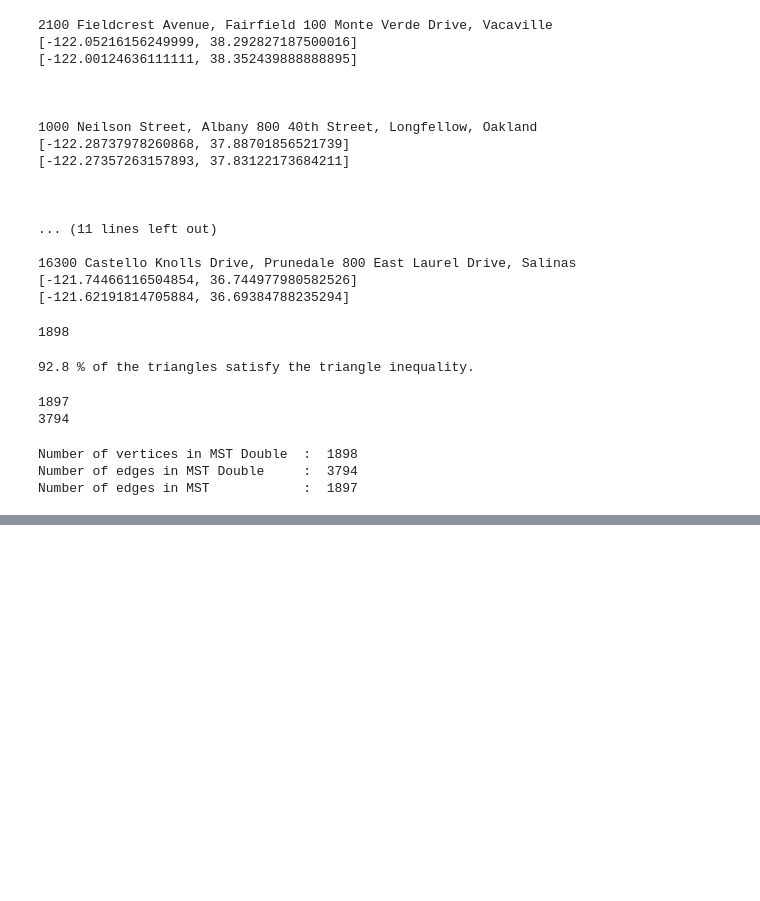
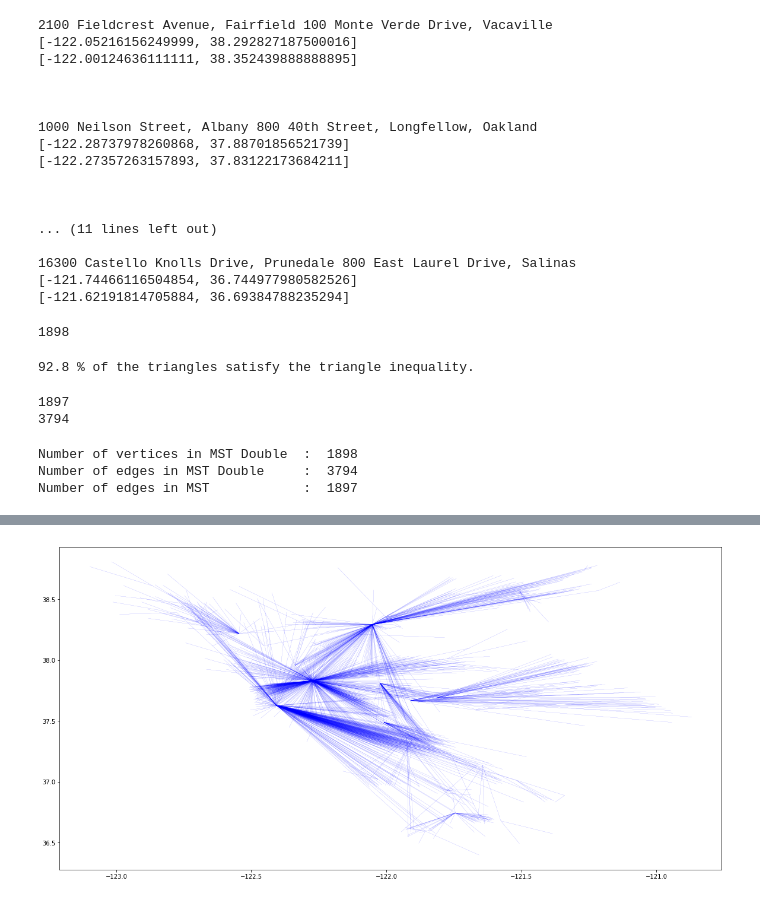
Before and after one commit to rupadevan94/large-scale-data-mining, a Jupyter notebook: LSSN/Project4/q6_q10.ipynb, the cells around one changed output, grey strips where cells are left out. Saved outputs shown, nothing was run; the diff lists cells and outputs as text; code cells hidden in the pictures; blank space fills up the shorter version.

```diff
--- a/LSSN/Project4/q6_q10.ipynb
+++ b/LSSN/Project4/q6_q10.ipynb
@@ -395,0 +424,11 @@ plt.show()
+# %%
+# Printing the MST
+plt.figure(figsize=(20,10))
+
+for (v1, v2) in mst.get_edgelist():
+    x1,y1 = mst.vs[v1]['coors']
+    x2,y2 = mst.vs[v2]['coors']
+    plt.plot([x1, x2],[y1, y2], 'bo-', linewidth=0.1, ms=0)
+plt.show()
+# %% [output]
+[figure, added]
```
Also changed, not shown: parts of 13 cells of this notebook.
